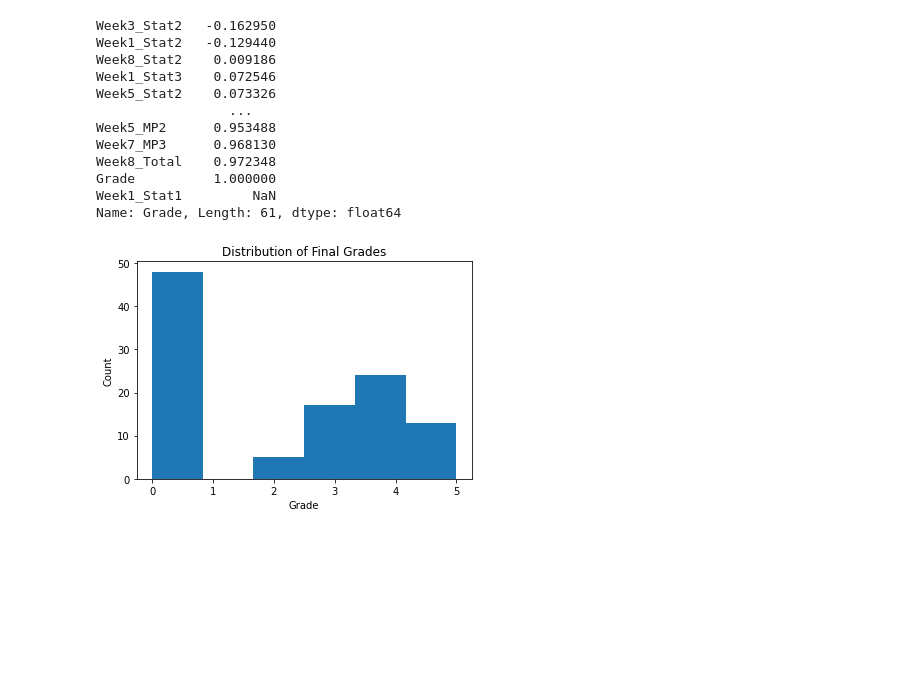
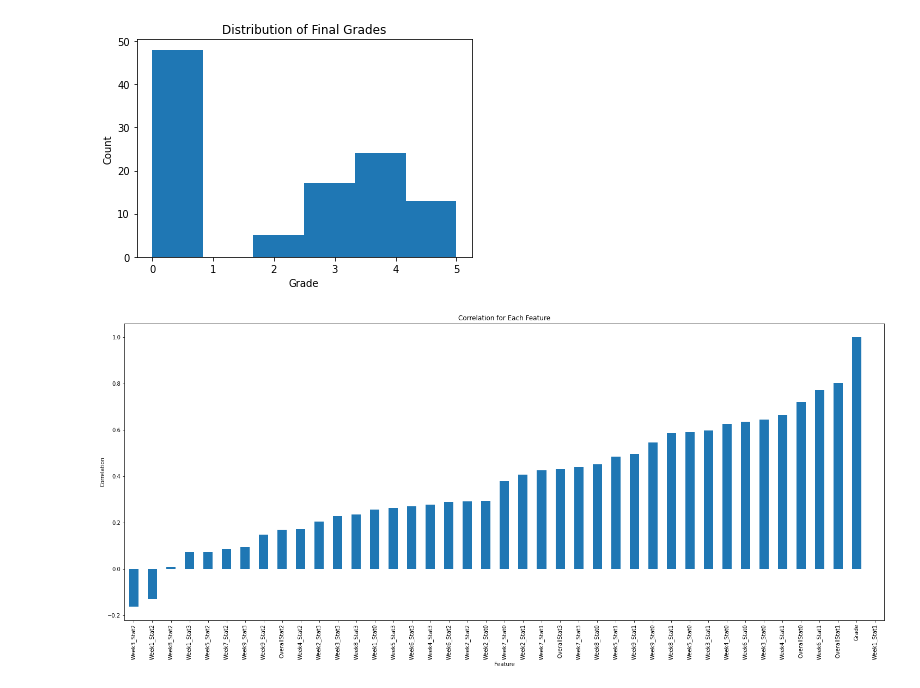
Before and after one commit to claredavies/DataScienceCoursework, a Jupyter notebook: StudentGradePredictionCoursework.ipynb, the cells around one changed output. Cells and saved outputs as stored; diff of their text form; code cells hidden in the pictures; blank space fills up the shorter version.

```diff
--- a/StudentGradePredictionCoursework.ipynb
+++ b/StudentGradePredictionCoursework.ipynb
@@ -65,24 +36,26 @@ std.head(20)
-# %%
-std.head(20)
-import matplotlib.pyplot as plt
-# Histogram of grades
-plt.hist(std['Grade'], bins = 6)
-plt.xlabel('Grade')
-plt.ylabel('Count')
-plt.title('Distribution of Final Grades')
-
-print(std.corr()['Grade'].sort_values())
-# %% [output]
-Week3_Stat2   -0.162950
-Week1_Stat2   -0.129440
-Week8_Stat2    0.009186
-Week1_Stat3    0.072546
-Week5_Stat2    0.073326
-                 ...
-Week5_MP2      0.953488
-Week7_MP3      0.968130
-Week8_Total    0.972348
-Grade          1.000000
-Week1_Stat1         NaN
-Name: Grade, Length: 61, dtype: float64
-[figure, removed]
+# %%
+import matplotlib.pyplot as plt
+
+# Histogram of grades
+plt.hist(std['Grade'], bins = 6)
+plt.xlabel('Grade')
+plt.ylabel('Count')
+plt.title('Distribution of Final Grades')
+plt.show()
+plt.clf()
+
+# Plot for correlation
+std_plot = (std.corr()['Grade'].sort_values()).plot(kind="bar",figsize=(25,10))
+plt.xlabel('Feature')
+plt.ylabel('Correlation')
+plt.title('Correlation for Each Feature')
+plt.show()
+
+# dropping low correlation features
+std = std.drop(['Week1_Stat2','Week2_Stat2','Week3_Stat2','Week4_Stat2','Week5_Stat2','Week6_Stat2','Week7_Stat2','Week8_Stat2','Week9_Stat2'],axis=1)
+std = std.drop(['Week1_Stat3','Week2_Stat3','Week3_Stat3','Week4_Stat3','Week5_Stat3','Week6_Stat3','Week7_Stat3','Week8_Stat3','Week9_Stat3'],axis=1)
+std = std.drop(['Week1_Stat0','Week2_Stat0','Week3_Stat0','Week4_Stat0','Week5_Stat0','Week6_Stat0','Week7_Stat0','Week8_Stat0','Week9_Stat0'],axis=1)
+std = std.drop(['Week1_Stat1','Week2_Stat1','Week3_Stat1','Week4_Stat1','Week5_Stat1','Week6_Stat1','Week7_Stat1','Week8_Stat1','Week9_Stat1'],axis=1)
+# %% [output]
+[figure, added]
+[figure, added]
```
Also changed, not shown: parts of 4 cells of this notebook.
